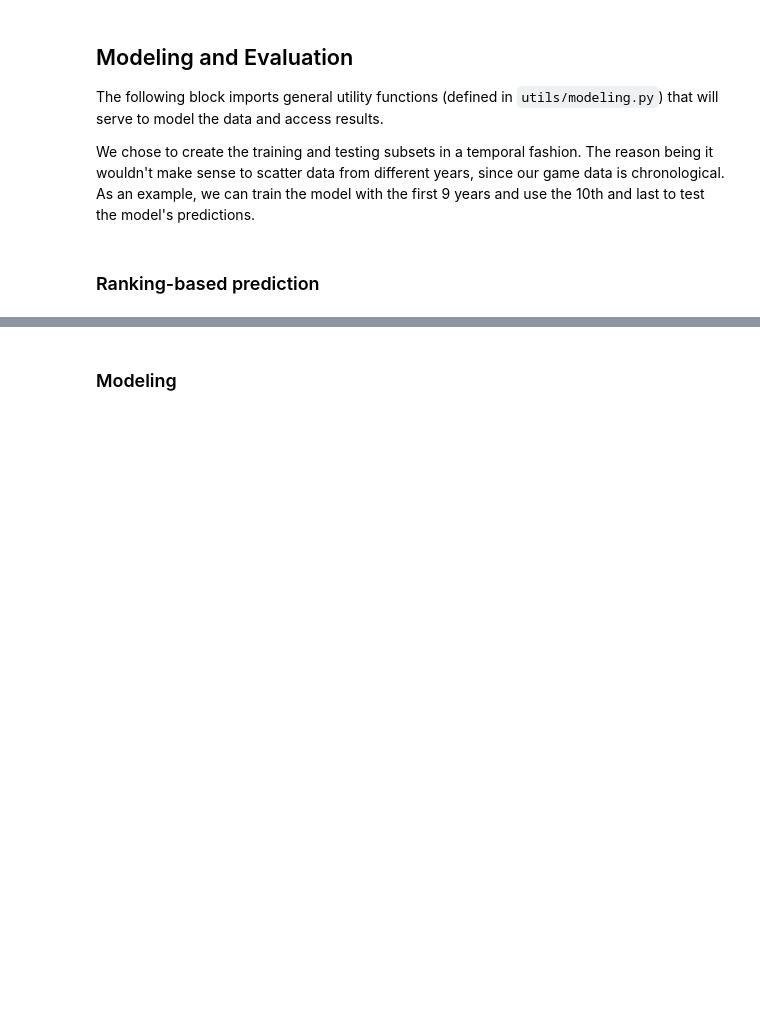
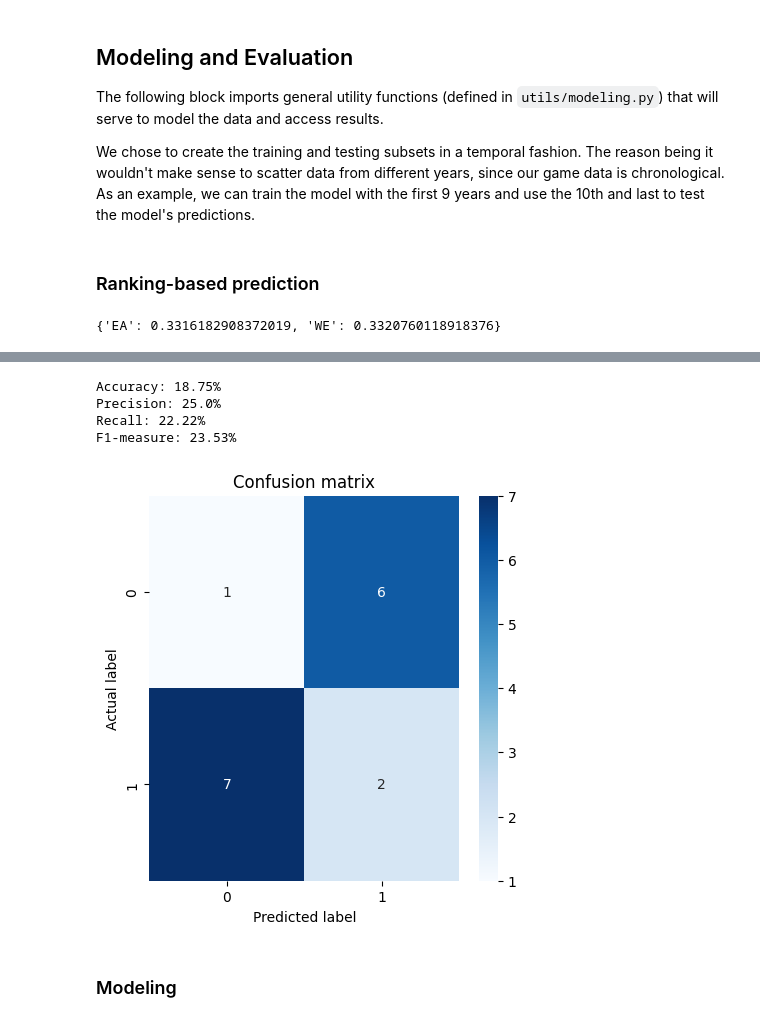
Before and after one commit to MartimHenriques/feup-machine-learning, a Jupyter notebook: src/pipeline.ipynb, the cells around one changed output, grey strips where cells are left out. Saved outputs shown, nothing was run; the diff lists cells and outputs as text; code cells hidden in the pictures; blank space fills up the shorter version.

```diff
--- a/src/pipeline.ipynb
+++ b/src/pipeline.ipynb
@@ -101,3 +101,7 @@ def pred():
     recall = recall_score(y_test, y_pred)
     f1 = f1_score(y_test, y_pred)
     displayResults(Result(y_test, y_pred, accuracy, precision, recall, f1))
+
+pred()
+# %% [output]
+{'EA': 0.3316182908372019, 'WE': 0.3320760118918376}
@@ -104,2 +125,7 @@ def pred():
+Accuracy: 18.75%
+Precision: 25.0%
+Recall: 22.22%
+F1-measure: 23.53%
+[figure, added]
 # %% [markdown]
 ### Modeling
```
Also changed, not shown: parts of 6 cells of this notebook, 8 other files.
